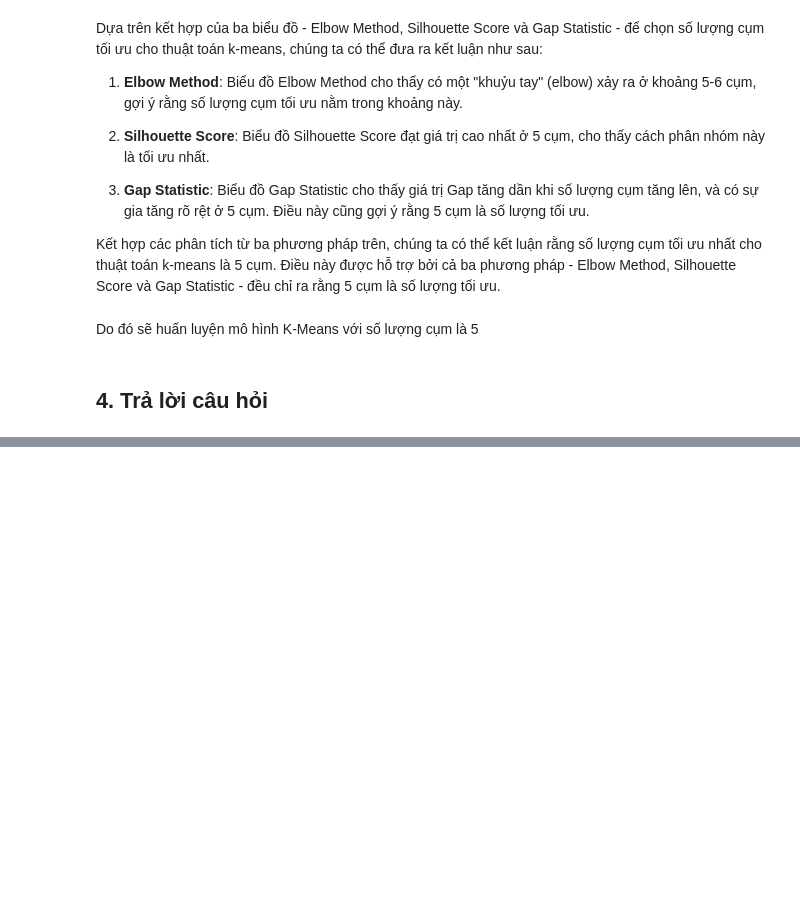
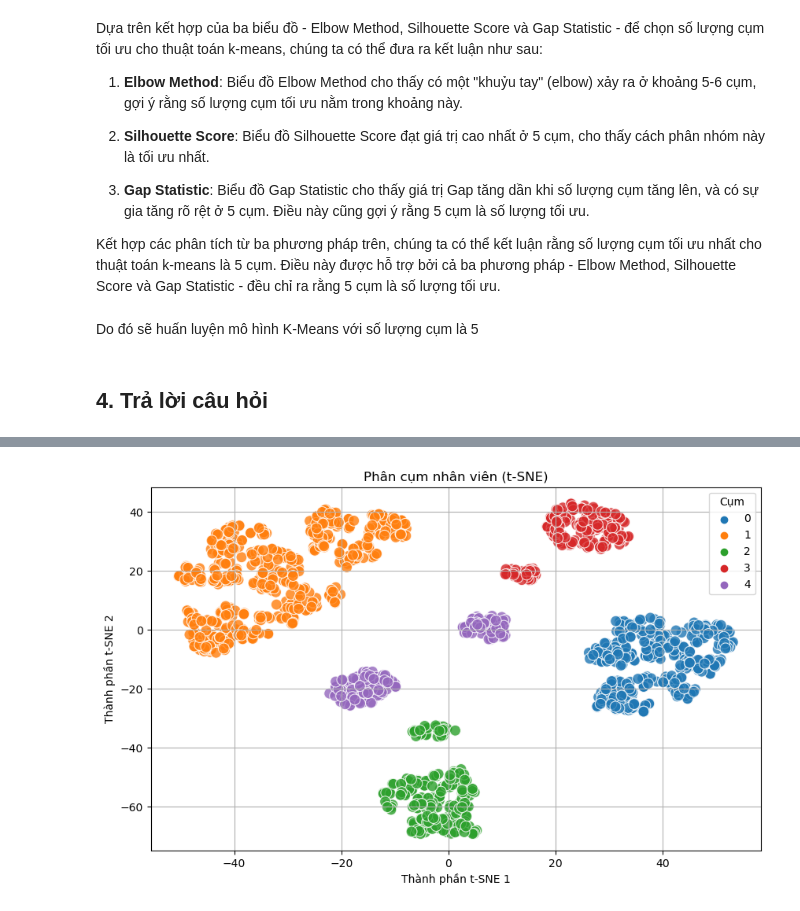
Before and after one commit to hungchou8994/LTKHDL, a Jupyter notebook: data_modeling/data_model.ipynb, the cells around one changed output, grey strips where cells are left out. Saved outputs shown, nothing was run; the diff lists cells and outputs as text; code cells hidden in the pictures; blank space fills up the shorter version.

```diff
--- a/data_modeling/data_model.ipynb
+++ b/data_modeling/data_model.ipynb
@@ -317,0 +357,25 @@ clusters = kmeans.fit_predict(scaled_data)
+# %%
+from sklearn.manifold import TSNE
+import seaborn as sns
+
+# Giảm chiều dữ liệu xuống 2D với t-SNE
+tsne = TSNE(n_components=2, perplexity=30, random_state=42, init='random', learning_rate=200)
+X_tsne = tsne.fit_transform(scaled_data)
+
+# Tạo DataFrame chứa thông tin
+tsne_data = data.copy()
+tsne_data['t-SNE1'] = X_tsne[:, 0]
+tsne_data['t-SNE2'] = X_tsne[:, 1]
+
+# Vẽ biểu đồ tán xạ
+plt.figure(figsize=(10, 6))
+sns.scatterplot(data=tsne_data, x='t-SNE1', y='t-SNE2', hue='Cluster', palette='tab10', s=100, alpha=0.8)
+
+plt.title('Phân cụm nhân viên (t-SNE)')
+plt.xlabel('Thành phần t-SNE 1')
+plt.ylabel('Thành phần t-SNE 2')
+plt.legend(title='Cụm')
+plt.grid(True)
+plt.show()
+# %% [output]
+[figure, added]
```
Also changed, not shown: parts of 22 cells of this notebook.
